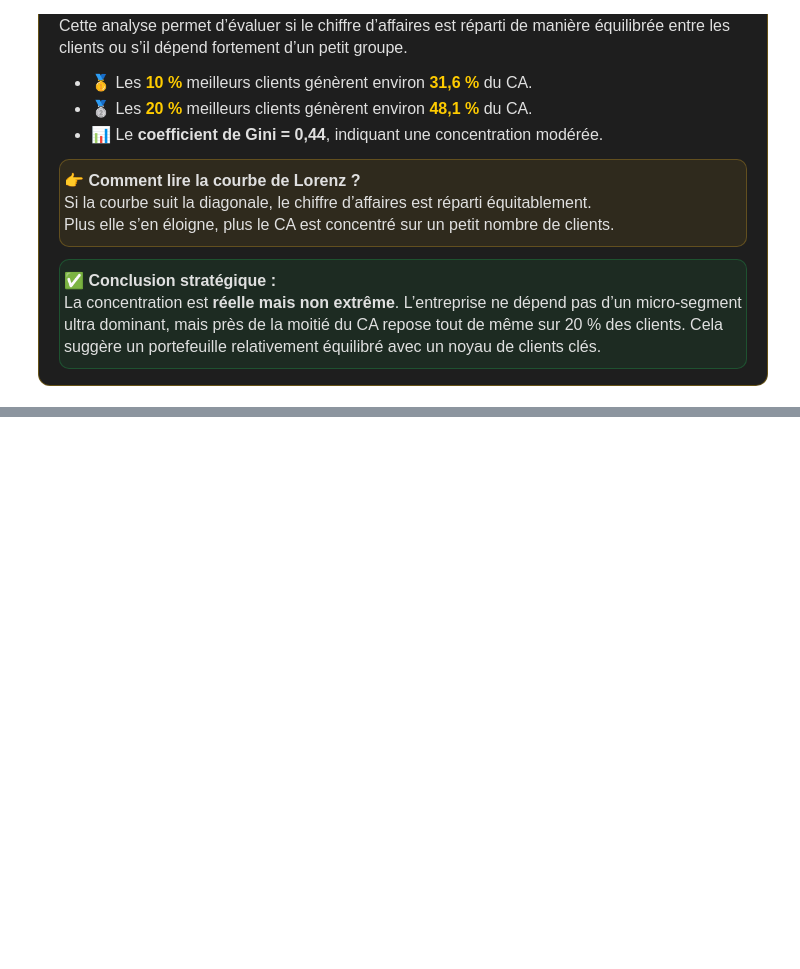
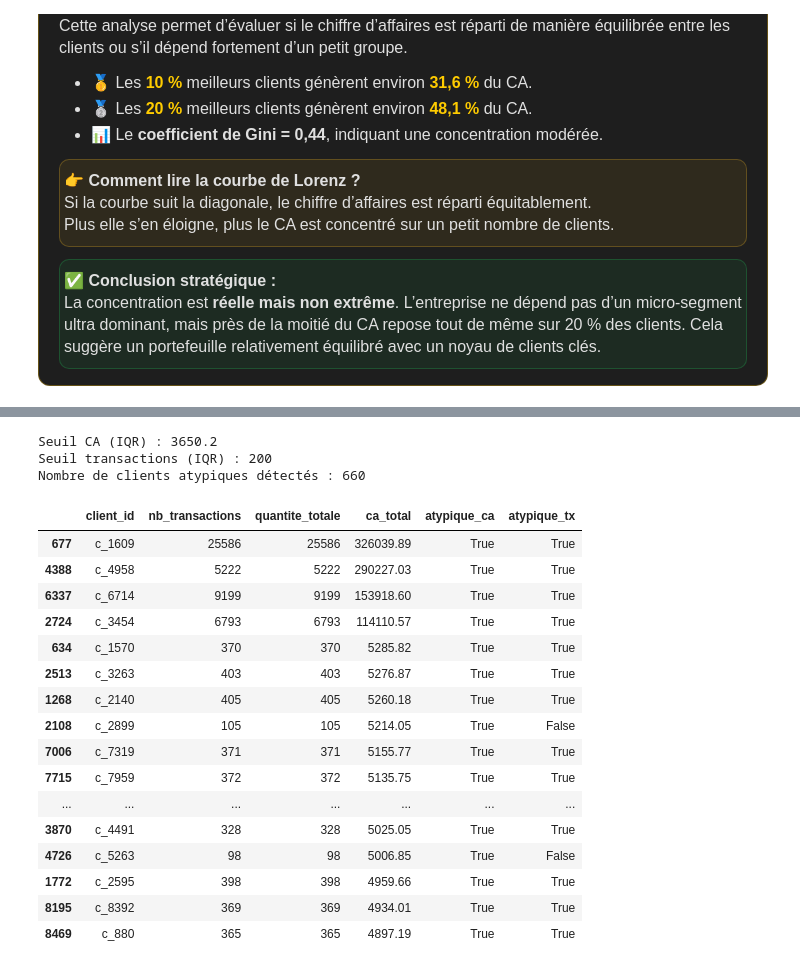
Before and after one commit to Stephane-OC/lapage, a Jupyter notebook: analyse_lapage.ipynb, the cells around one changed output, grey strips where cells are left out. Drawn from its saved outputs; the diff is of its cells as text; code cells hidden in the pictures; blank space fills up the shorter version.

```diff
--- a/analyse_lapage.ipynb
+++ b/analyse_lapage.ipynb
@@ -4900,0 +4932,44 @@ Coefficient de Gini : 0.442
+# %%
+# Détection des outliers via IQR (robuste)
+# Critères : CA total et/ou nb_transactions très élevés
+
+def iqr_bounds(series, k=1.5):
+    q1 = series.quantile(0.25)
+    q3 = series.quantile(0.75)
+    iqr = q3 - q1
+    return q1 - k * iqr, q3 + k * iqr
+
+low_ca, high_ca = iqr_bounds(clients_kpi["ca_total"], k=1.5)
+low_tx, high_tx = iqr_bounds(clients_kpi["nb_transactions"], k=1.5)
+
+clients_kpi["atypique_ca"] = clients_kpi["ca_total"] > high_ca
+clients_kpi["atypique_tx"] = clients_kpi["nb_transactions"] > high_tx
+
+clients_atypiques = clients_kpi[clients_kpi["atypique_ca"] | clients_kpi["atypique_tx"]].copy()
+
+print("Seuil CA (IQR) :", round(high_ca, 2))
+print("Seuil transactions (IQR) :", int(high_tx))
+print("Nombre de clients atypiques détectés :", len(clients_atypiques))
+
+display(clients_atypiques.sort_values("ca_total", ascending=False).head(20))
+# %% [output]
+Seuil CA (IQR) : 3650.2
+Seuil transactions (IQR) : 200
+Nombre de clients atypiques détectés : 660
+|  | client_id | nb_transactions | quantite_totale | ca_total | atypique_ca | atypique_tx |
+| 677 | c_1609 | 25586 | 25586 | 326039.89 | True | True |
+| 4388 | c_4958 | 5222 | 5222 | 290227.03 | True | True |
+| 6337 | c_6714 | 9199 | 9199 | 153918.60 | True | True |
+| 2724 | c_3454 | 6793 | 6793 | 114110.57 | True | True |
+| 634 | c_1570 | 370 | 370 | 5285.82 | True | True |
+| 2513 | c_3263 | 403 | 403 | 5276.87 | True | True |
+| 1268 | c_2140 | 405 | 405 | 5260.18 | True | True |
+| 2108 | c_2899 | 105 | 105 | 5214.05 | True | False |
+| 7006 | c_7319 | 371 | 371 | 5155.77 | True | True |
+| 7715 | c_7959 | 372 | 372 | 5135.75 | True | True |
+| ... | ... | ... | ... | ... | ... | ... |
+| 3870 | c_4491 | 328 | 328 | 5025.05 | True | True |
+| 4726 | c_5263 | 98 | 98 | 5006.85 | True | False |
+| 1772 | c_2595 | 398 | 398 | 4959.66 | True | True |
+| 8195 | c_8392 | 369 | 369 | 4934.01 | True | True |
+| 8469 | c_880 | 365 | 365 | 4897.19 | True | True |
```
Also changed, not shown: parts of 33 cells of this notebook, 1 other file.
